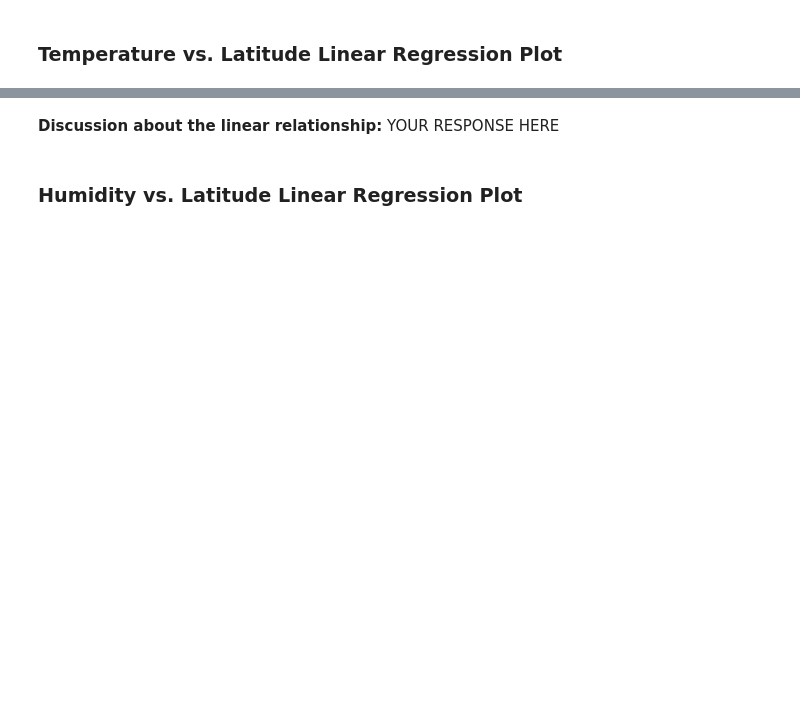
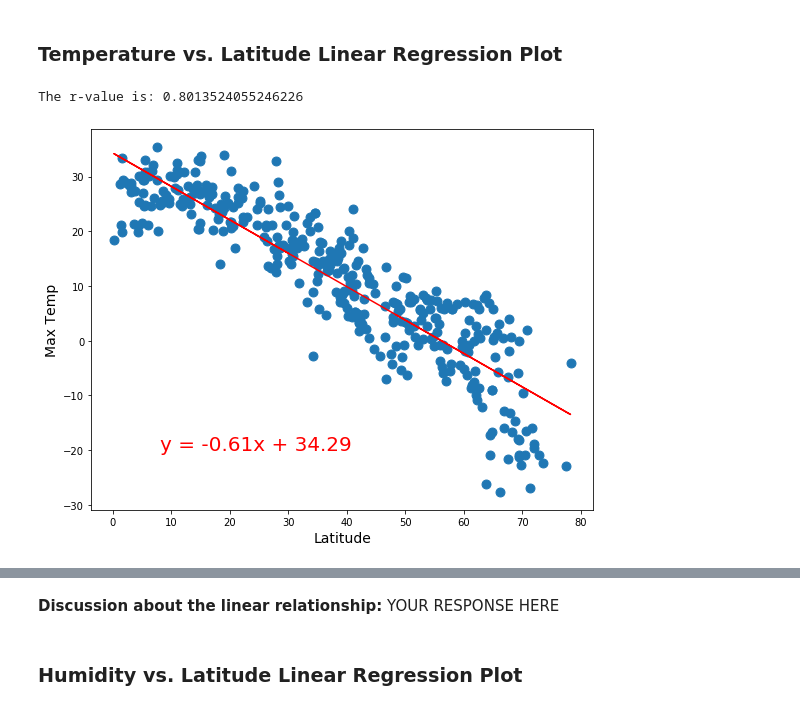
Before and after one commit to shriparna/python-api-challenge, a Jupyter notebook: starter_code/WeatherPy.ipynb, the cells around one changed output, grey strips where cells are left out. Drawn from its saved outputs; the diff is of its cells as text; code cells hidden in the pictures; blank space fills up the shorter version.

```diff
--- a/starter_code/WeatherPy.ipynb
+++ b/starter_code/WeatherPy.ipynb
@@ -275,6 +281,21 @@ plt.show()
+# %%
+# Define a function to create Linear Regression plots
+# YOUR CODE HERE
+def calculate_regression_plot_graph(x_series, y_series, x_pos, y_pos):
+    plt.figure(figsize=(9,7))
+    plt.scatter(x=x_series, y=y_series, s=80)
+    plt.xlabel("Latitude", fontdict={"size":14})
+    plt.ylabel(y_series.name, fontdict={"size":14})
+    pe_slope, pe_int, pe_r, pe_p, pe_std_err = linregress(x_series, y_series)
+    print(f"The r-value is: {pe_r**2}")
+    pe_fit = pe_slope * x_series + pe_int
+    plt.plot(x_series,pe_fit,"-",color="r")
+    plt.text(x_pos, y_pos, f'y = {pe_slope:.2f}x + {pe_int:.2f}', fontsize=20, color='r')
+    plt.show()
 # %%
 # Create a DataFrame with the Northern Hemisphere data (Latitude >= 0)
 # YOUR CODE HERE
+northern_hemi_df = city_data_df.loc[city_data_df["Lat"] >= 0, :]
 
 # Display sample data
 northern_hemi_df.head()
@@ -289,6 +327,12 @@ southern_hemi_df.head()
 # %%
 # Linear regression on Northern Hemisphere
 # YOUR CODE HERE
+nh_lat_series = northern_hemi_df["Lat"]
+nh_tmp_series = northern_hemi_df["Max Temp"]
+calculate_regression_plot_graph(nh_lat_series, nh_tmp_series, 8, -20)
+# %% [output]
+The r-value is: 0.8013524055246226
+[figure, added]
 # %%
 # Linear regression on Southern Hemisphere
 # YOUR CODE HERE
```
Also changed, not shown: parts of 19 cells of this notebook, 5 other files.
